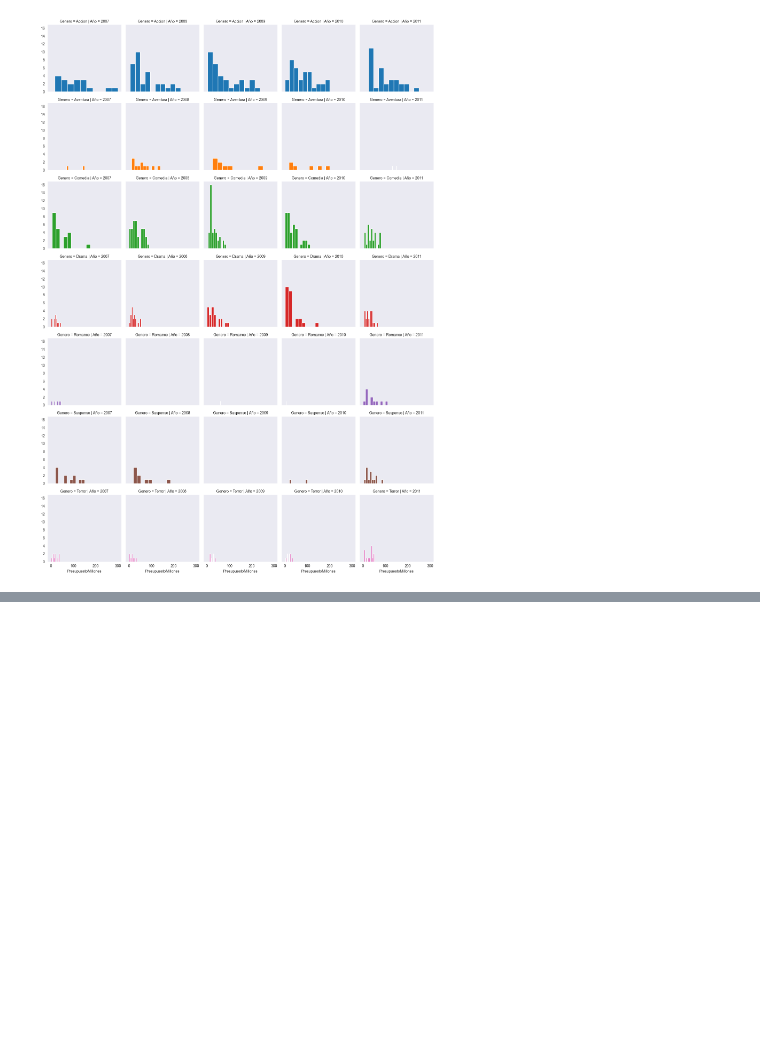
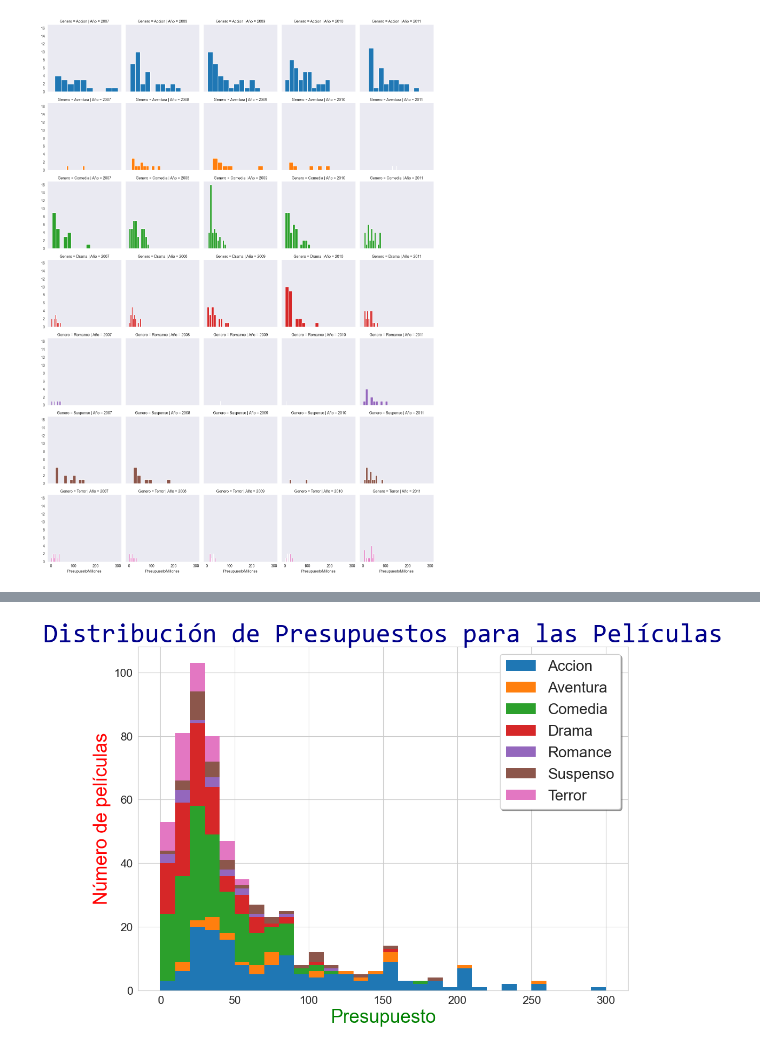
Before and after one commit to Marru73/Ejercicios-Python, a Jupyter notebook: CERTIFICADO IBM/Data_Science.ipynb, the cells around one changed output, grey strips where cells are left out. Saved outputs shown, nothing was run; the diff lists cells and outputs as text; code cells hidden in the pictures; blank space fills up the shorter version.

```diff
--- a/CERTIFICADO IBM/Data_Science.ipynb
+++ b/CERTIFICADO IBM/Data_Science.ipynb
@@ -967,0 +1049,22 @@ g = g.map(plt.scatter, 'RatingsCriticos', 'RatingsAudiencia', **kws)
+# %%
+sns.set_style('whitegrid')
+lista1 = list()
+mis_etiquetas = list()
+for gen in peliculas.Genero.cat.categories:
+    lista1.append(peliculas[peliculas.Genero == gen].PresupuestoMillones)
+    mis_etiquetas.append(gen)
+
+fig, ax = plt.subplots(1,1)
+fig.set_size_inches(11.7, 8.27) #Tamaño hoja A4
+
+h = plt.hist(lista1, bins=30, stacked=True, rwidth=1, edgecolor='none', label=mis_etiquetas)
+plt.title("Distribución de Presupuestos para las Películas", \
+        fontsize=35, color="DarkBlue", fontname="Consolas")
+plt.ylabel("Número de películas", fontsize=25, color="Red" )
+plt.xlabel("Presupuesto", fontsize=25, color="Green")
+plt.yticks(fontsize=15)
+plt.xticks(fontsize=15)
+plt.legend(frameon= True, fancybox=True, framealpha=1, shadow=True, prop={'size': 20})
+plt.show()
+# %% [output]
+[figure, added]
```
Also changed, not shown: parts of 8 cells of this notebook.
